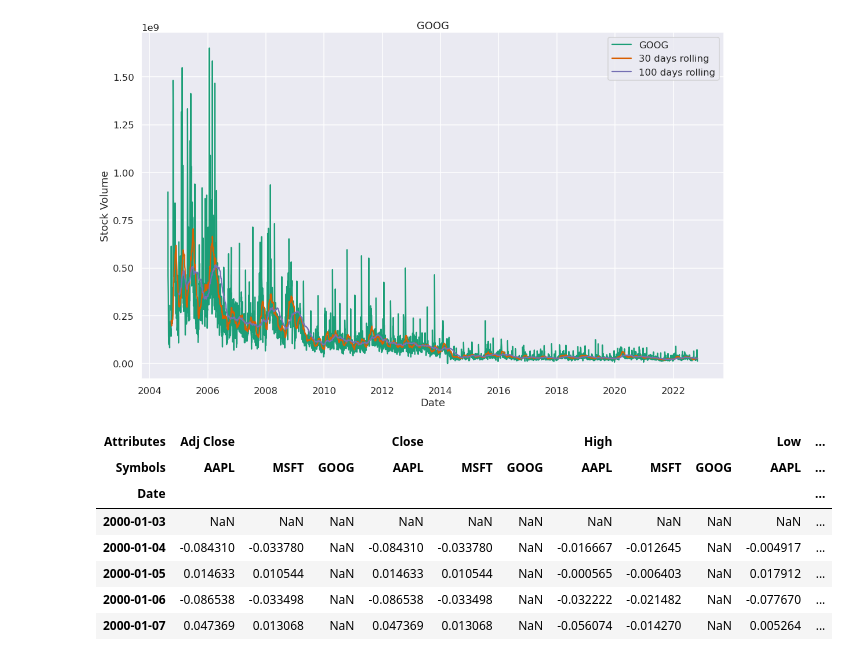
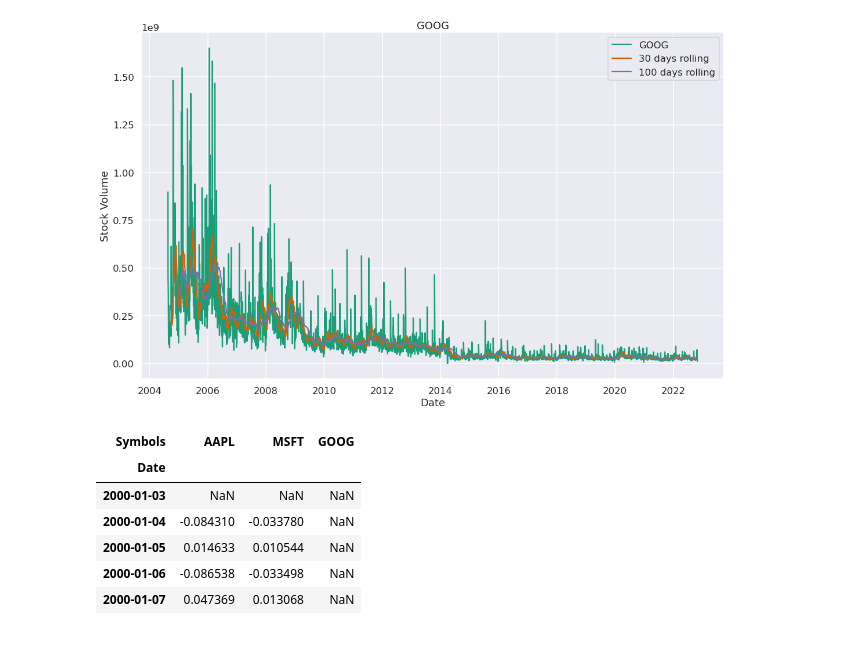
Before and after one commit to Jesus-Almansa/Final_Project_DA, a Jupyter notebook: project.ipynb, the cells around one changed output. Cells and saved outputs as stored; diff of their text form; code cells hidden in the pictures.

```diff
--- a/project.ipynb
+++ b/project.ipynb
@@ -176,14 +176,14 @@ for i in tickers:
 [figure]
 [figure]
 # %%
-returns = df.pct_change(1)
+# Relative returns
+returns = df['Close'].pct_change(1)
 returns.head()
 # %% [output]
-| Attributes | Adj Close |  |  | Close |  |  | High |  |  | Low | ... |
-| Symbols | AAPL | MSFT | GOOG | AAPL | MSFT | GOOG | AAPL | MSFT | GOOG | AAPL | ... |
-| Date |  |  |  |  |  |  |  |  |  |  | ... |
-| 2000-01-03 | NaN | NaN | NaN | NaN | NaN | NaN | NaN | NaN | NaN | NaN | ... |
-| 2000-01-04 | -0.084310 | -0.033780 | NaN | -0.084310 | -0.033780 | NaN | -0.016667 | -0.012645 | NaN | -0.004917 | ... |
-| 2000-01-05 | 0.014633 | 0.010544 | NaN | 0.014633 | 0.010544 | NaN | -0.000565 | -0.006403 | NaN | 0.017912 | ... |
-| 2000-01-06 | -0.086538 | -0.033498 | NaN | -0.086538 | -0.033498 | NaN | -0.032222 | -0.021482 | NaN | -0.077670 | ... |
-| 2000-01-07 | 0.047369 | 0.013068 | NaN | 0.047369 | 0.013068 | NaN | -0.056074 | -0.014270 | NaN | 0.005264 | ... |
+| Symbols | AAPL | MSFT | GOOG |
+| Date |  |  |  |
+| 2000-01-03 | NaN | NaN | NaN |
+| 2000-01-04 | -0.084310 | -0.033780 | NaN |
+| 2000-01-05 | 0.014633 | 0.010544 | NaN |
+| 2000-01-06 | -0.086538 | -0.033498 | NaN |
+| 2000-01-07 | 0.047369 | 0.013068 | NaN |
```
Also changed, not shown: parts of 2 cells of this notebook.
